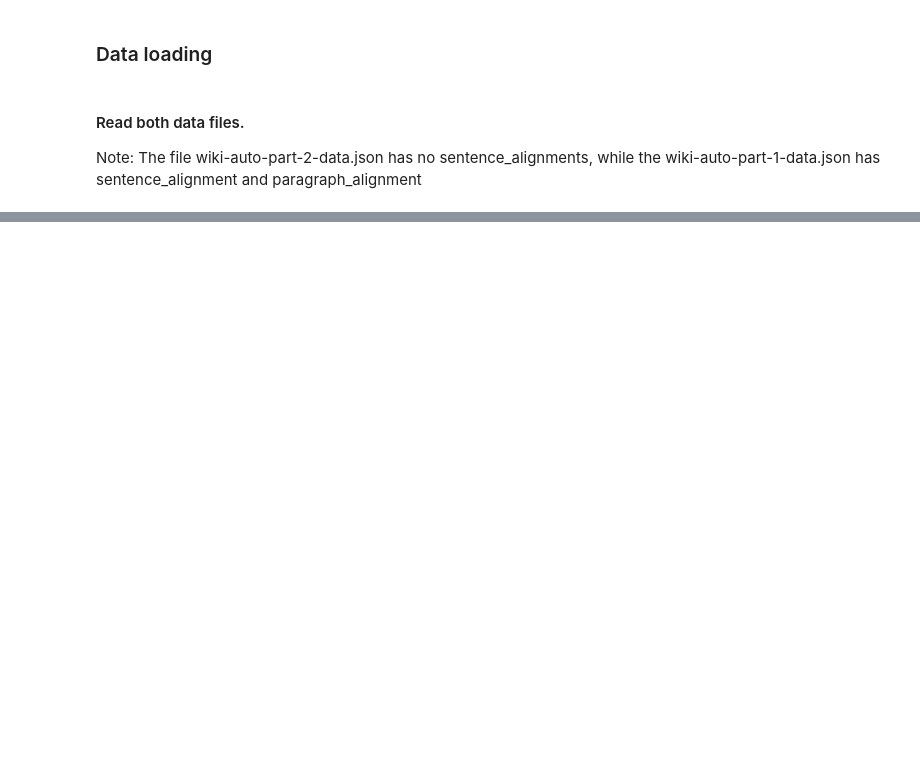
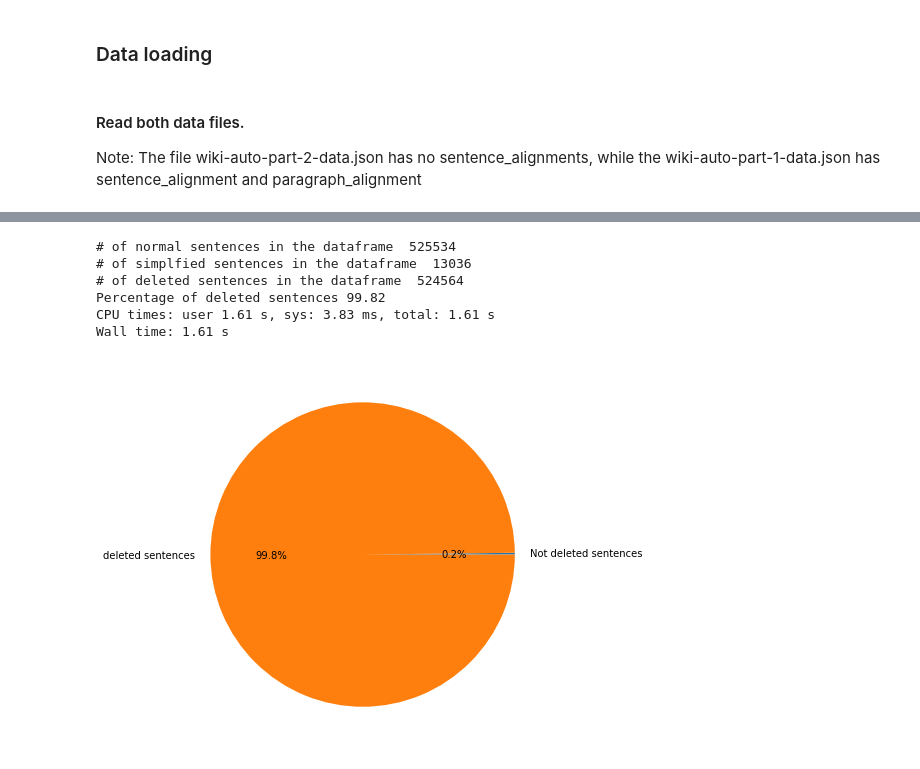
Before and after one commit to peshmerge/REDI-PROJECT, a Jupyter notebook: wiki_auto_data_analysis.ipynb, the cells around one changed output, grey strips where cells are left out. Drawn from its saved outputs; the diff is of its cells as text; code cells hidden in the pictures; blank space fills up the shorter version.

```diff
--- a/wiki_auto_data_analysis.ipynb
+++ b/wiki_auto_data_analysis.ipynb
@@ -83 +170,13 @@ df_wiki_part_2.head(10)
+# %%
+%%time
+#For the first wiki_2 part
+calculate_percentage_deleted_sentences(df_wiki_part_2)
+# %% [output]
+# of normal sentences in the dataframe  525534
+# of simplfied sentences in the dataframe  13036
+# of deleted sentences in the dataframe  524564
+Percentage of deleted sentences 99.82
+CPU times: user 1.61 s, sys: 3.83 ms, total: 1.61 s
+Wall time: 1.61 s
+[figure, added]
 # %%
```
Also changed, not shown: parts of 12 cells of this notebook.
